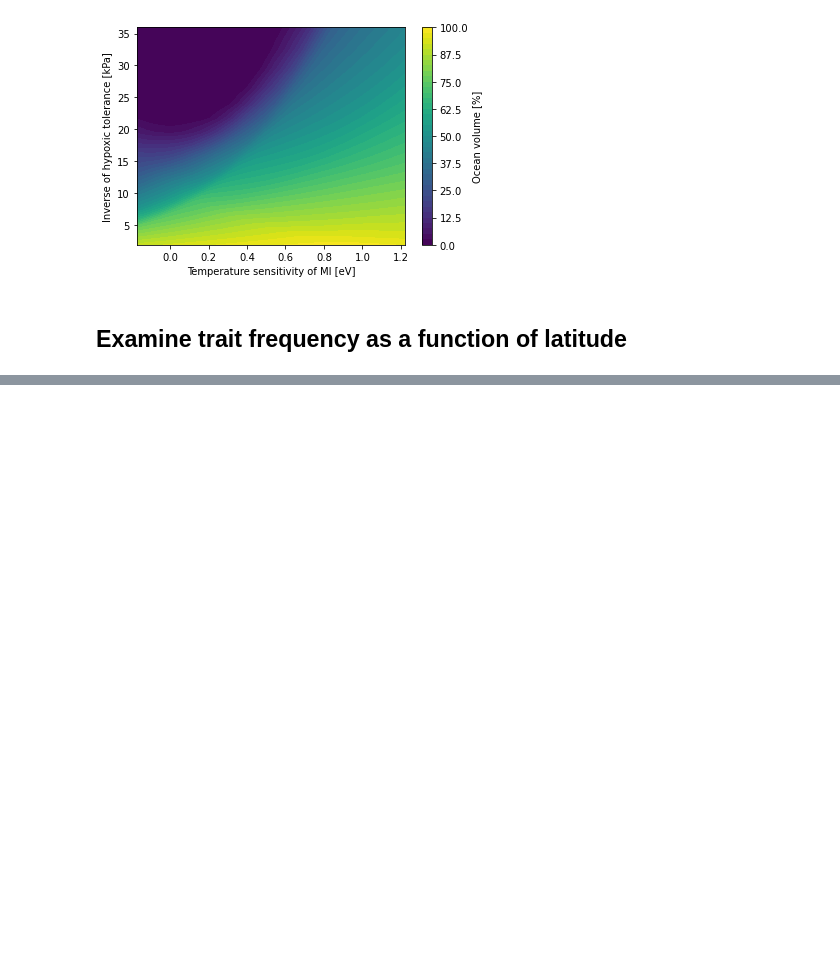
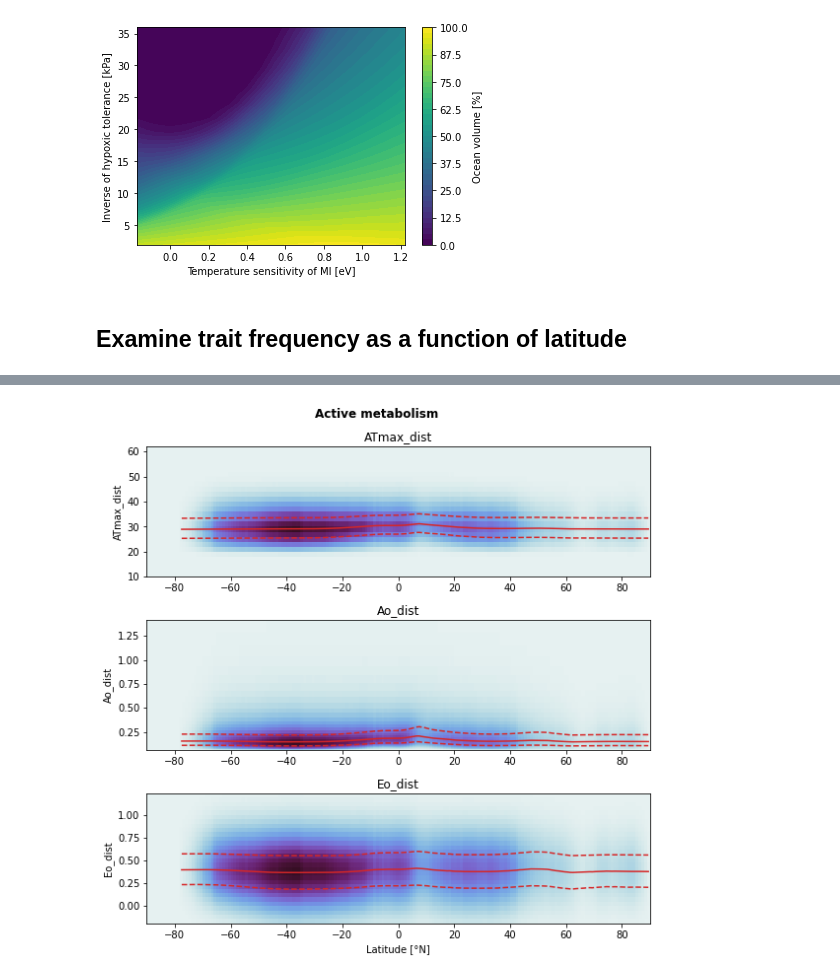
Before and after one commit to matt-long/aerobic-safety-margins, a Jupyter notebook: notebooks/trait-space-obs-habitat-vol.ipynb, the cells around one changed output, grey strips where cells are left out. Cells and saved outputs as stored; diff of their text form; code cells hidden in the pictures; blank space fills up the shorter version.

Commit message:
progress on ATmax v lat

```diff
--- a/notebooks/trait-space-obs-habitat-vol.ipynb
+++ b/notebooks/trait-space-obs-habitat-vol.ipynb
@@ -297,13 +359,25 @@ plt.tight_layout();
 # %%
-fig, axs = plt.subplots(1, 3, figsize=(10, 3), squeeze=False)
+fig, axs = plt.subplots(3, 1, figsize=(8, 8), squeeze=False)
 
-dso = dsets['trait_spc_active']
+dso = dsets['trait_spc_resting']
 
-for j, v in enumerate(['ATmax_dist', 'Ac_dist', 'Eo_dist']):
-    ax = axs[0, j]
+for j, v in enumerate(['ATmax_dist', 'Ao_dist', 'Eo_dist']):
+    ax = axs[j, 0]
     coord = dso[v].dims[0]
-    ax.pcolormesh(dso[v].lat, dso[v][coord], dso[v])
-    ax.set_xlabel(util.attrs_label(dso.lat))
+    ax.pcolormesh(dso[v].lat, dso[v][coord], dso[v], cmap=cmocean.cm.dense)
+
+    # construct cumulative prob density function
+    p = percentile(dso, v, coord, [0.25, 0.5, 0.75])
+    ax.plot(dso[v].lat, p[1, :], '-', color='tab:red')
+    ax.plot(dso[v].lat, p[0, :], '--', color='tab:red')
+    ax.plot(dso[v].lat, p[2, :], '--', color='tab:red')
+
+    if j == 2:
+        ax.set_xlabel(util.attrs_label(dso.lat))
     ax.set_ylabel(util.attrs_label(dso[v]))
+    ax.set_title(v)
 
+plt.suptitle('Active metabolism', fontweight='bold')
 plt.tight_layout();
+# %% [output]
+[figure, added]
```
Also changed, not shown: parts of 8 cells of this notebook, 18 other files.
